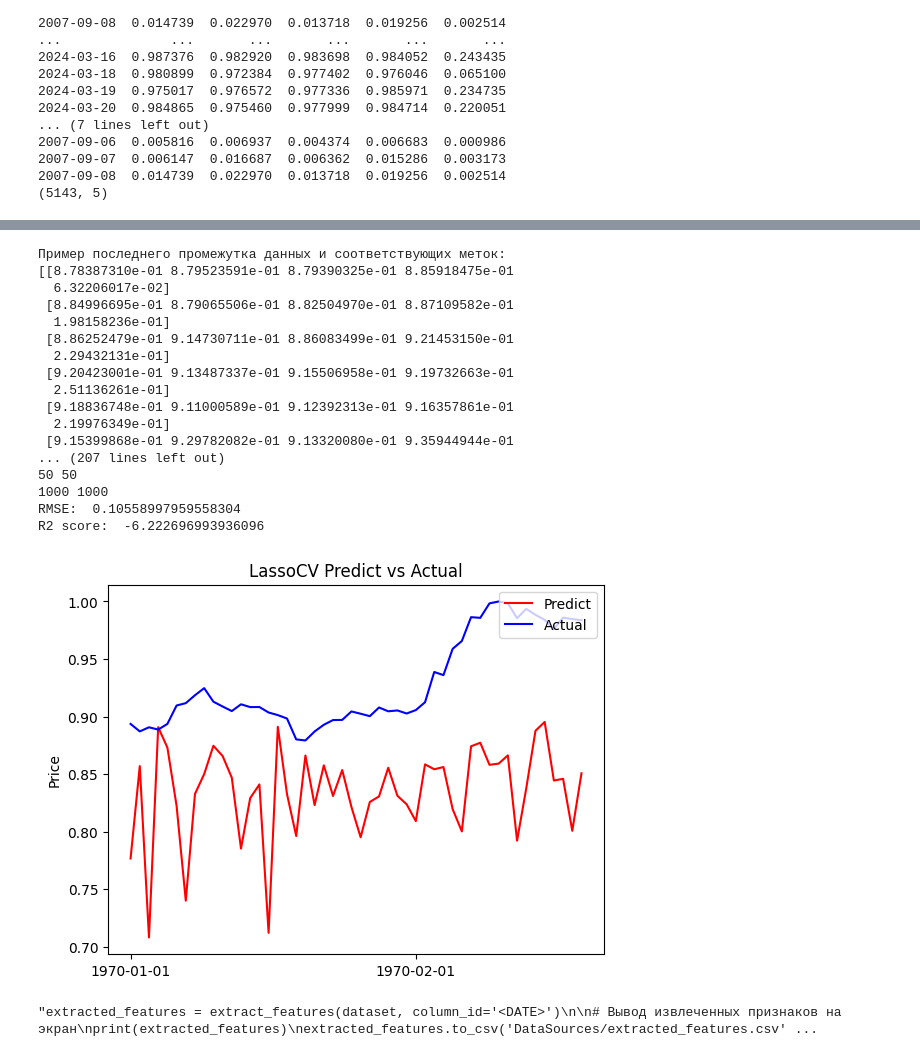
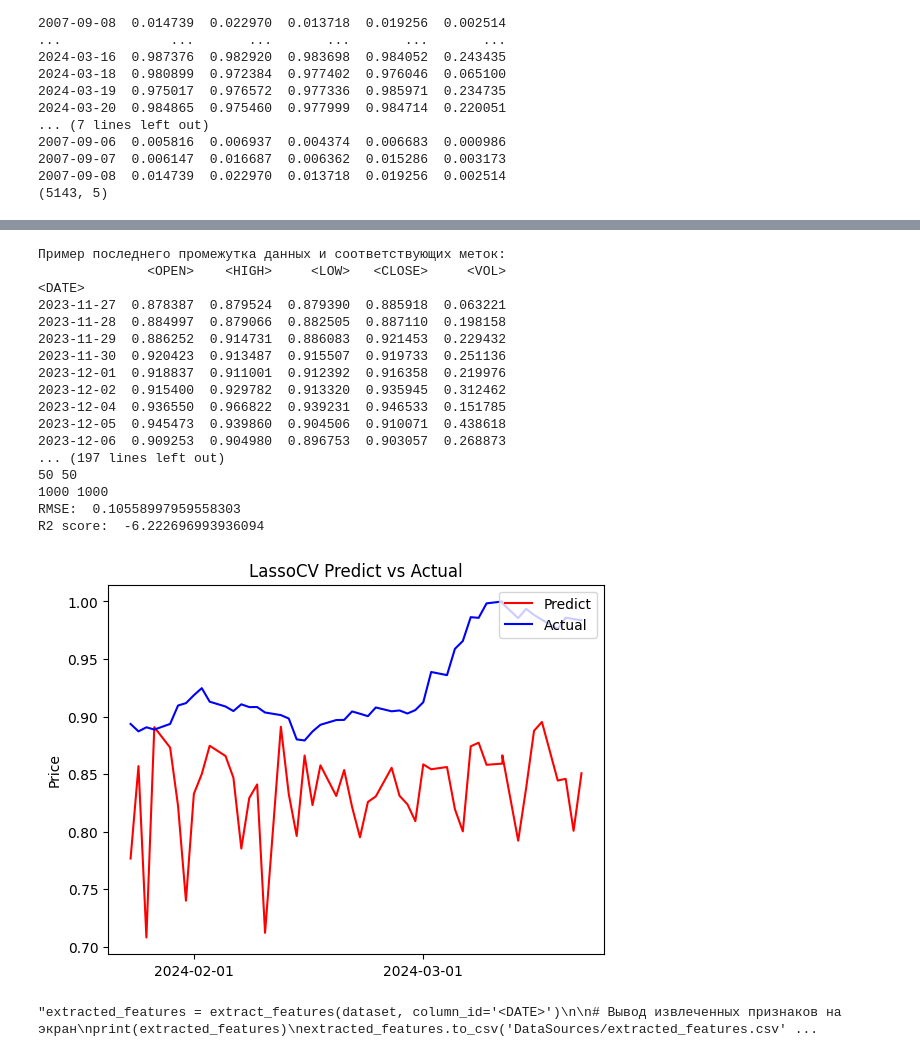
Before and after one commit to zhekagod/GoldPrediction, a Jupyter notebook: GoldPredictModel.ipynb, the cells around one changed output, grey strips where cells are left out. Cells and saved outputs as stored; diff of their text form; code cells hidden in the pictures.

Commit message:
plot axis fixed (dates fixed)

```diff
--- a/GoldPredictModel.ipynb
+++ b/GoldPredictModel.ipynb
@@ -27,14 +27,14 @@ def windows_extracting(ds, data_window_size=30, label_window_size=7):
     # Создание списков с метками (y) для каждого промежутка, содержащих <label_window_size> последующих дней
     label_windows = []
     for i in range(data_window_size, len(data_windows) + data_window_size):
-        label_windows.append(ds[i:i + label_window_size]['<CLOSE>'].values)
+        label_windows.append(ds[i:i + label_window_size]['<CLOSE>'])
     # Проверка, что длины data_windows и label_windows совпадают
     assert len(data_windows) == len(label_windows)
 
     # Проверка, что последние промежутки не "зажевались"
     assert len(data_windows[-1]) == data_window_size and len(label_windows[-1]) == label_window_size
 
-    return np.array(data_windows), np.array(label_windows)
+    return  data_windows, label_windows
 # %%
 def validate_result(model, model_name, validation_X, validation_y):
     predicted = model.predict(validation_X)
@@ -44,7 +44,7 @@ def validate_result(model, model_name, validation_X, validation_y):
     R2_score = r2_score(validation_y, predicted)
     print('R2 score: ', R2_score)
 
-    plt.plot(predicted, 'r', label='Predict')
+    plt.plot(validation_y.index, predicted, 'r', label='Predict')
     plt.plot(validation_y, 'b', label='Actual')
     plt.ylabel('Price')
     plt.gca().xaxis.set_major_formatter(mdates.DateFormatter('%Y-%m-%d'))
@@ -113,47 +113,47 @@ features_data['<PRICE_RANGE>'] = dataset['<HIGH>'] - dataset['<LOW>']"""
 data_windows, label_windows = windows_extracting(dataset, data_window_size=50, label_window_size=50)
 
 print("Пример последнего промежутка данных и соответствующих меток:")
 print(data_windows[-1])
 print(label_windows[-1])
 
 validation_X, validation_y = data_windows[-1], label_windows[-1]
 
 X_train, y_train = data_windows[:-1], label_windows[:-1]
 print("validation_X, validation_y: \n", validation_X, validation_y)
 print(len(validation_X), len(validation_y))
 print(len(dataset[0:1000]), len(dataset[1000:2000]))
 
 
 lasso_clf = LassoCV(n_alphas=1000, max_iter=10000, random_state=0)
-lasso_clf_feat = lasso_clf.fit(dataset[0:2500].values, dataset['<CLOSE>'][2500:5000].values)  # data_windows[:-1], label_windows[:-1]
+lasso_clf_feat = lasso_clf.fit(dataset[0:2500], dataset['<CLOSE>'][2500:5000])  # data_windows[:-1], label_windows[:-1]
 validate_result(lasso_clf_feat, 'LassoCV', validation_X, validation_y)
 """plt.plot(dataset['<VOL>'], label="Volatility values")
 plt.legend()
 plt.show()"""
 
 """extracted_features = extract_features(dataset, column_id='<DATE>')
 
 # Вывод извлеченных признаков на экран
 print(extracted_features)
 extracted_features.to_csv('DataSources/extracted_features.csv', index=False)"""
 # %% [output]
 [figure]
 Пример последнего промежутка данных и соответствующих меток:
-[[8.78387310e-01 8.79523591e-01 8.79390325e-01 8.85918475e-01
-  6.32206017e-02]
- [8.84996695e-01 8.79065506e-01 8.82504970e-01 8.87109582e-01
-  1.98158236e-01]
- [8.86252479e-01 9.14730711e-01 8.86083499e-01 9.21453150e-01
-  2.29432131e-01]
- [9.20423001e-01 9.13487337e-01 9.15506958e-01 9.19732663e-01
-  2.51136261e-01]
- [9.18836748e-01 9.11000589e-01 9.12392313e-01 9.16357861e-01
-  2.19976349e-01]
- [9.15399868e-01 9.29782082e-01 9.13320080e-01 9.35944944e-01
-... (207 lines left out)
+              <OPEN>    <HIGH>     <LOW>   <CLOSE>     <VOL>
+<DATE>
+2023-11-27  0.878387  0.879524  0.879390  0.885918  0.063221
+2023-11-28  0.884997  0.879066  0.882505  0.887110  0.198158
+2023-11-29  0.886252  0.914731  0.886083  0.921453  0.229432
+2023-11-30  0.920423  0.913487  0.915507  0.919733  0.251136
+2023-12-01  0.918837  0.911001  0.912392  0.916358  0.219976
+2023-12-02  0.915400  0.929782  0.913320  0.935945  0.312462
+2023-12-04  0.936550  0.966822  0.939231  0.946533  0.151785
+2023-12-05  0.945473  0.939860  0.904506  0.910071  0.438618
+2023-12-06  0.909253  0.904980  0.896753  0.903057  0.268873
+... (197 lines left out)
 50 50
 1000 1000
-RMSE:  0.10558997959558304
-R2 score:  -6.222696993936096
+RMSE:  0.10558997959558303
+R2 score:  -6.222696993936094
-[figure, old version]
+[figure, new version]
 "extracted_features = extract_features(dataset, column_id='<DATE>')\n\n# Вывод извлеченных признаков на экран\nprint(extracted_features)\nextracted_features.to_csv('DataSources/extracted_features.csv' ...
```
Also changed, not shown: 1 other file.
